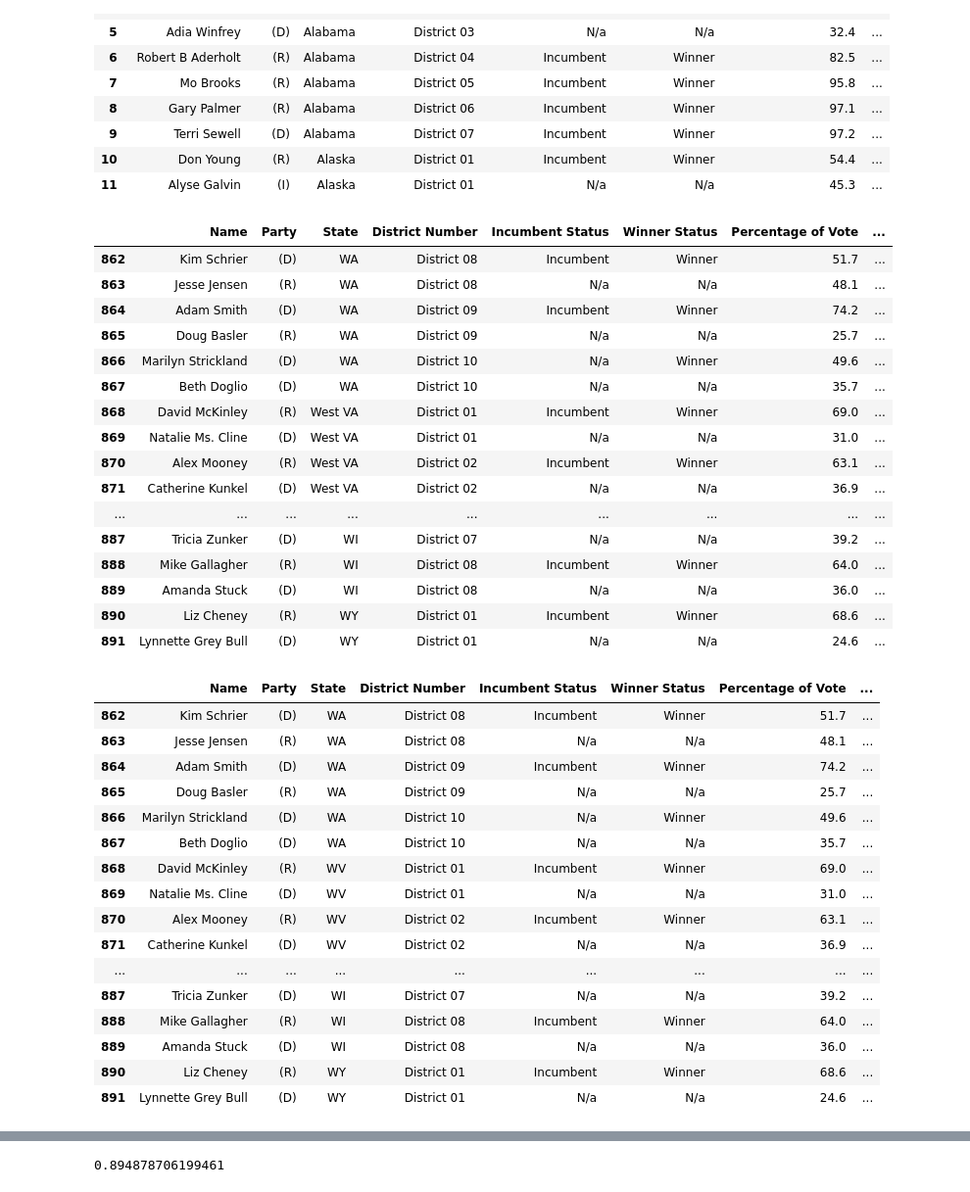
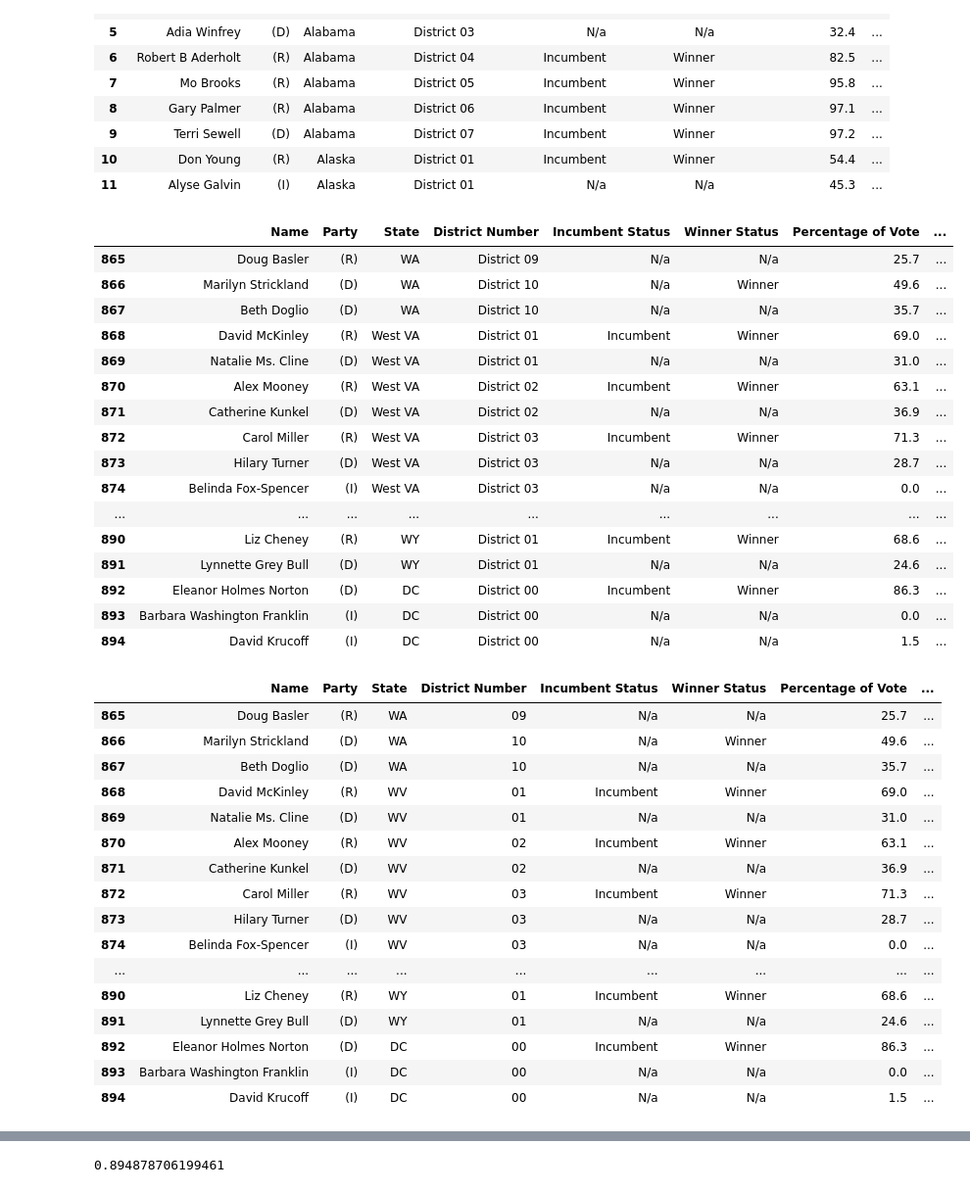
Before and after one commit to nss-data-science-cohort-6/webscraping_open_secrets-malted_milk_balls, a Jupyter notebook: candidates_eda.ipynb, the cells around one changed output, grey strips where cells are left out. Shown at 98% size. Saved outputs shown, nothing was run; the diff lists cells and outputs as text; code cells hidden in the pictures.

```diff
--- a/candidates_eda.ipynb
+++ b/candidates_eda.ipynb
@@ -31,6 +31,7 @@ us_states = {
     "California": "CA",
     "Colorado": "CO",
     "Connecticut": "CT",
+    "District of Columbia": "DC",
     "Delaware": "DE",
     "Florida": "FL",
     "Georgia": "GA",
@@ -52,36 +53,33 @@ us_states = {
     "Montana": "MT",
     "Nebraska": "NE",
     "Nevada": "NV",
     "New Hampshire": "NH",
     "New Jersey": "NJ",
     "New Mexico": "NM",
     "New York": "NY",
     "North Carolina": "NC",
     "North Dakota": "ND",
     "Ohio": "OH",
     "Oklahoma": "OK",
     "Oregon": "OR",
     "Pennsylvania": "PA",
     "Rhode Island": "RI",
     "South Carolina": "SC",
     "South Dakota": "SD",
     "Tennessee": "TN",
     "Texas": "TX",
     "Utah": "UT",
     "Vermont": "VT",
     "Virginia": "VA",
     "Washington": "WA",
     "West Virginia": "WV",
     "Wisconsin": "WI",
     "Wyoming": "WY"
 }
 candidates_eda['State'].replace(us_states, regex=True, inplace=True)
 candidates_eda.tail(30)
 # %% [output]
 |  | Name | Party | State | District Number | Incumbent Status | Winner Status | Percentage of Vote | ... |
-| 862 | Kim Schrier | (D) | WA | District 08 | Incumbent | Winner | 51.7 | ... |
-| 863 | Jesse Jensen | (R) | WA | District 08 | N/a | N/a | 48.1 | ... |
-| 864 | Adam Smith | (D) | WA | District 09 | Incumbent | Winner | 74.2 | ... |
 | 865 | Doug Basler | (R) | WA | District 09 | N/a | N/a | 25.7 | ... |
 | 866 | Marilyn Strickland | (D) | WA | District 10 | N/a | Winner | 49.6 | ... |
 | 867 | Beth Doglio | (D) | WA | District 10 | N/a | N/a | 35.7 | ... |
@@ -89,33 +87,36 @@ candidates_eda.tail(30)
 | 869 | Natalie Ms. Cline | (D) | West VA | District 01 | N/a | N/a | 31.0 | ... |
 | 870 | Alex Mooney | (R) | West VA | District 02 | Incumbent | Winner | 63.1 | ... |
 | 871 | Catherine Kunkel | (D) | West VA | District 02 | N/a | N/a | 36.9 | ... |
+| 872 | Carol Miller | (R) | West VA | District 03 | Incumbent | Winner | 71.3 | ... |
+| 873 | Hilary Turner | (D) | West VA | District 03 | N/a | N/a | 28.7 | ... |
+| 874 | Belinda Fox-Spencer | (I) | West VA | District 03 | N/a | N/a | 0.0 | ... |
 | ... | ... | ... | ... | ... | ... | ... | ... | ... |
-| 887 | Tricia Zunker | (D) | WI | District 07 | N/a | N/a | 39.2 | ... |
-| 888 | Mike Gallagher | (R) | WI | District 08 | Incumbent | Winner | 64.0 | ... |
-| 889 | Amanda Stuck | (D) | WI | District 08 | N/a | N/a | 36.0 | ... |
 | 890 | Liz Cheney | (R) | WY | District 01 | Incumbent | Winner | 68.6 | ... |
 | 891 | Lynnette Grey Bull | (D) | WY | District 01 | N/a | N/a | 24.6 | ... |
+| 892 | Eleanor Holmes Norton | (D) | DC | District 00 | Incumbent | Winner | 86.3 | ... |
+| 893 | Barbara Washington Franklin | (I) | DC | District 00 | N/a | N/a | 0.0 | ... |
+| 894 | David Krucoff | (I) | DC | District 00 | N/a | N/a | 1.5 | ... |
 # %%
 # Fix West Virginia
 candidates_eda['State'] = candidates_eda['State'].str.replace('West VA', 'WV')
 candidates_eda.tail(30)
 # %% [output]
 |  | Name | Party | State | District Number | Incumbent Status | Winner Status | Percentage of Vote | ... |
-| 862 | Kim Schrier | (D) | WA | District 08 | Incumbent | Winner | 51.7 | ... |
-| 863 | Jesse Jensen | (R) | WA | District 08 | N/a | N/a | 48.1 | ... |
-| 864 | Adam Smith | (D) | WA | District 09 | Incumbent | Winner | 74.2 | ... |
-| 865 | Doug Basler | (R) | WA | District 09 | N/a | N/a | 25.7 | ... |
-| 866 | Marilyn Strickland | (D) | WA | District 10 | N/a | Winner | 49.6 | ... |
-| 867 | Beth Doglio | (D) | WA | District 10 | N/a | N/a | 35.7 | ... |
-| 868 | David McKinley | (R) | WV | District 01 | Incumbent | Winner | 69.0 | ... |
-| 869 | Natalie Ms. Cline | (D) | WV | District 01 | N/a | N/a | 31.0 | ... |
-| 870 | Alex Mooney | (R) | WV | District 02 | Incumbent | Winner | 63.1 | ... |
-| 871 | Catherine Kunkel | (D) | WV | District 02 | N/a | N/a | 36.9 | ... |
+| 865 | Doug Basler | (R) | WA | 09 | N/a | N/a | 25.7 | ... |
+| 866 | Marilyn Strickland | (D) | WA | 10 | N/a | Winner | 49.6 | ... |
+| 867 | Beth Doglio | (D) | WA | 10 | N/a | N/a | 35.7 | ... |
+| 868 | David McKinley | (R) | WV | 01 | Incumbent | Winner | 69.0 | ... |
+| 869 | Natalie Ms. Cline | (D) | WV | 01 | N/a | N/a | 31.0 | ... |
+| 870 | Alex Mooney | (R) | WV | 02 | Incumbent | Winner | 63.1 | ... |
+| 871 | Catherine Kunkel | (D) | WV | 02 | N/a | N/a | 36.9 | ... |
+| 872 | Carol Miller | (R) | WV | 03 | Incumbent | Winner | 71.3 | ... |
+| 873 | Hilary Turner | (D) | WV | 03 | N/a | N/a | 28.7 | ... |
+| 874 | Belinda Fox-Spencer | (I) | WV | 03 | N/a | N/a | 0.0 | ... |
 | ... | ... | ... | ... | ... | ... | ... | ... | ... |
-| 887 | Tricia Zunker | (D) | WI | District 07 | N/a | N/a | 39.2 | ... |
-| 888 | Mike Gallagher | (R) | WI | District 08 | Incumbent | Winner | 64.0 | ... |
-| 889 | Amanda Stuck | (D) | WI | District 08 | N/a | N/a | 36.0 | ... |
-| 890 | Liz Cheney | (R) | WY | District 01 | Incumbent | Winner | 68.6 | ... |
-| 891 | Lynnette Grey Bull | (D) | WY | District 01 | N/a | N/a | 24.6 | ... |
+| 890 | Liz Cheney | (R) | WY | 01 | Incumbent | Winner | 68.6 | ... |
+| 891 | Lynnette Grey Bull | (D) | WY | 01 | N/a | N/a | 24.6 | ... |
+| 892 | Eleanor Holmes Norton | (D) | DC | 00 | Incumbent | Winner | 86.3 | ... |
+| 893 | Barbara Washington Franklin | (I) | DC | 00 | N/a | N/a | 0.0 | ... |
+| 894 | David Krucoff | (I) | DC | 00 | N/a | N/a | 1.5 | ... |
 # %%
 # Create new column with state and district combined (easier for comparison and analysis)
```
Also changed, not shown: parts of 50 cells of this notebook, 1 other file.
